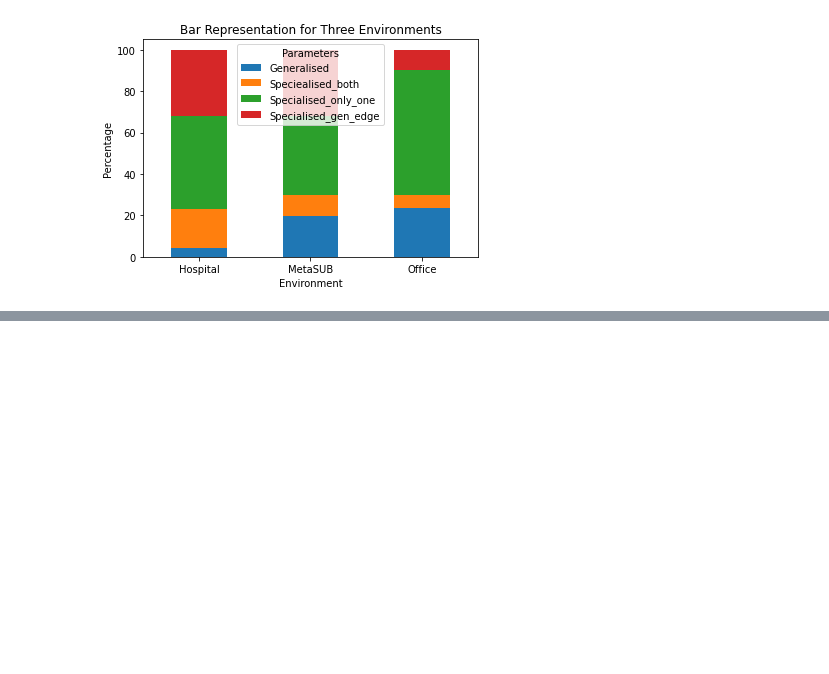
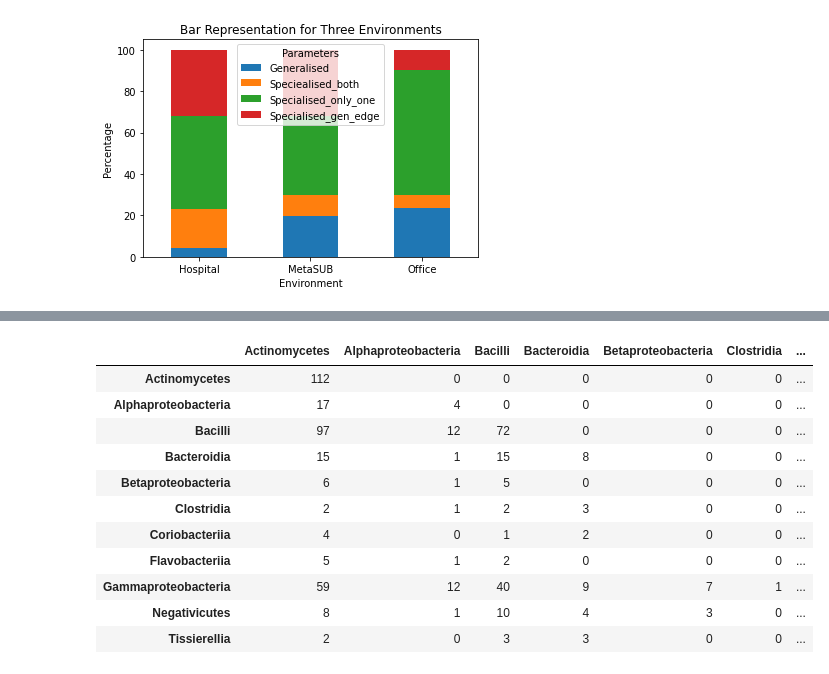
Before and after one commit to RamanLab/Hospital_Microbiome, a Jupyter notebook: Network.ipynb, the cells around one changed output, grey strips where cells are left out. Cells and saved outputs as stored; diff of their text form; code cells hidden in the pictures; blank space fills up the shorter version.

```diff
--- a/Network.ipynb
+++ b/Network.ipynb
@@ -176,3 +180,18 @@ plt.legend(title='Parameters')
 plt.show()
 # %% [output]
 [figure]
+# %%
+# Fetching the interactions in the genus level
+genus_edge = {environment: edges[environment][['v1', 'v2']].apply(lambda x: x.str.split().str[0]) for environment in environments}
+
+# Loading the all taxonomic information
+taxa_data = pd.read_csv(output_path + "phyloseq_source/all_filtered_taxa.csv", sep=",")
+
+# Map the genus to family
+genus_to_family_mapping = taxa_data.set_index('genus')['class'].to_dict()
+for environment in environments:
+    genus_edge[environment]['v1'] = genus_edge[environment]['v1'].map(genus_to_family_mapping)
+    genus_edge[environment]['v2'] = genus_edge[environment]['v2'].map(genus_to_family_mapping)
+
+# Display the modified Dataframes
+genus_edge["Hospital"]
@@ -178,0 +212,53 @@ plt.show()
+# %%
+# Initialize a dictionary to store the matrices
+matrices = {}
+
+# Iterate over the dataframes to identify the class-level interactions
+for environment, df in genus_edge.items():
+
+    # Get all unique elements
+    unique_elements = sorted(set(df['v1'].astype(str)).union(df['v2'].astype(str)))
+
+    # Create a matrix with all-vs-all unique elements
+    matrix = pd.DataFrame(0, columns=unique_elements, index=unique_elements)
+
+    # Fill in the matrix
+    for _, row in df.iterrows():
+        v1 = str(row['v1'])
+        v2 = str(row['v2'])
+        matrix.loc[v1, v2] += 1
+        matrix.loc[v2, v1] += 1
+
+    # Convert the matrix to a lower triangular matrix
+    lower_triangular_matrix = np.tril(matrix)
+
+    # Convert the lower triangular matrix to a DataFrame
+    lower_triangular_df = pd.DataFrame(lower_triangular_matrix, index=unique_elements, columns=unique_elements, dtype=int)
+    lower_triangular_df = lower_triangular_df.fillna(0)
+
+    # Store the matrix in the dictionary
+    matrices[environment] = lower_triangular_df
+
+    # removing nan rows and columns
+    if 'nan' in matrices[environment].columns and 'nan' in matrices[environment].index:
+        matrices[environment].drop(index=['nan'], inplace=True)
+        matrices[environment].drop(columns=['nan'], inplace=True)
+
+    # Saving the class-to-class matrix
+    matrices[environment].to_csv(output_path + "network_files/class_interactions/" + environment + "_class_matrix.csv", sep = "\t")
+
+# Display the matrices
+matrices["Hospital"]
+# %% [output]
+|  | Actinomycetes | Alphaproteobacteria | Bacilli | Bacteroidia | Betaproteobacteria | Clostridia | ... |
+| Actinomycetes | 112 | 0 | 0 | 0 | 0 | 0 | ... |
+| Alphaproteobacteria | 17 | 4 | 0 | 0 | 0 | 0 | ... |
+| Bacilli | 97 | 12 | 72 | 0 | 0 | 0 | ... |
+| Bacteroidia | 15 | 1 | 15 | 8 | 0 | 0 | ... |
+| Betaproteobacteria | 6 | 1 | 5 | 0 | 0 | 0 | ... |
+| Clostridia | 2 | 1 | 2 | 3 | 0 | 0 | ... |
+| Coriobacteriia | 4 | 0 | 1 | 2 | 0 | 0 | ... |
+| Flavobacteriia | 5 | 1 | 2 | 0 | 0 | 0 | ... |
+| Gammaproteobacteria | 59 | 12 | 40 | 9 | 7 | 1 | ... |
+| Negativicutes | 8 | 1 | 10 | 4 | 3 | 0 | ... |
+| Tissierellia | 2 | 0 | 3 | 3 | 0 | 0 | ... |
```
Also changed, not shown: parts of 7 cells of this notebook.
